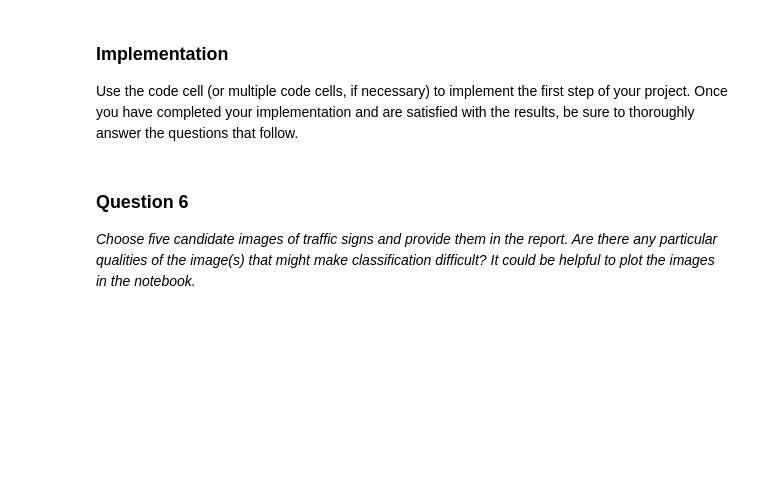
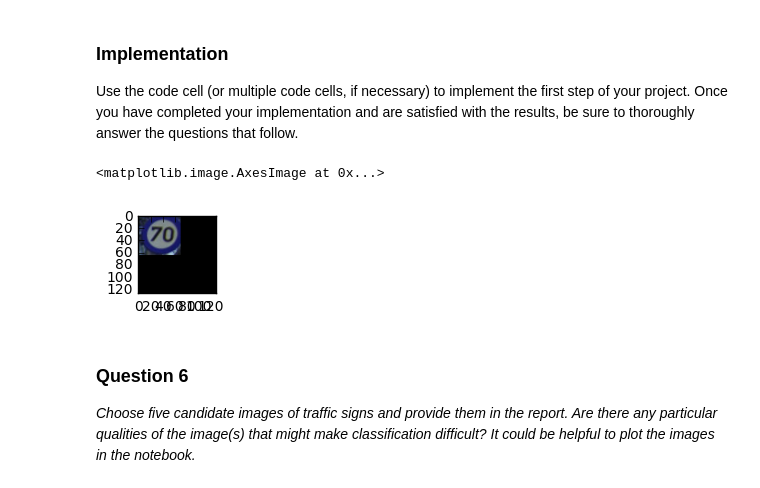
Before and after one commit to vermapratyush/CarND-Traffic-Sign-Classifier-Project, a Jupyter notebook: Traffic_Sign_Classifier.ipynb, the cells around one changed output. Cells and saved outputs as stored; diff of their text form; code cells hidden in the pictures; blank space fills up the shorter version.

Commit message:
Added answers and belgium data

```diff
--- a/Traffic_Sign_Classifier.ipynb
+++ b/Traffic_Sign_Classifier.ipynb
@@ -358,0 +414,20 @@ _Describe how you preprocessed the data. Why did you choose that technique?_
+# %%
+from sklearn.cross_validation import train_test_split
+from sklearn.utils import shuffle
+
+pickle_file = "belgium_data.p"
+
+with open(pickle_file, mode='rb') as f:
+    data = pickle.load(f)
+
+X_train, y_train = data['X_train'], data['Y_train']
+X_test, y_test = data['X_test'], data['Y_test']
+
+X_train, y_train = shuffle(X_train, y_train)
+X_test, y_test = shuffle(X_train, y_train)
+X_train, X_validation, y_train, y_validation = train_test_split(X_train, y_train, test_size=0.2)
+n_classes = 61
+print(X_test.shape)
+print(y_test.shape)
+print(X_train.shape)
+print(y_train.shape)
@@ -403,3 +531,14 @@ Use the code cell (or multiple code cells, if necessary) to implement the first
 # %%
 ### Load the images and plot them here.
 ### Feel free to use as many code cells as needed.
+# %%
+pickle_file = "belgium_data.p"
+
+with open(pickle_file, mode='rb') as f:
+    data = pickle.load(f)
+
+X_test, y_test = data['X_test'], data['Y_test']
+X_test, y_test = shuffle(X_test, y_test)
+# %% [output]
+<matplotlib.image.AxesImage at 0x...>
+[figure, added]
```
Also changed, not shown: parts of 19 cells of this notebook, 1 other file.
